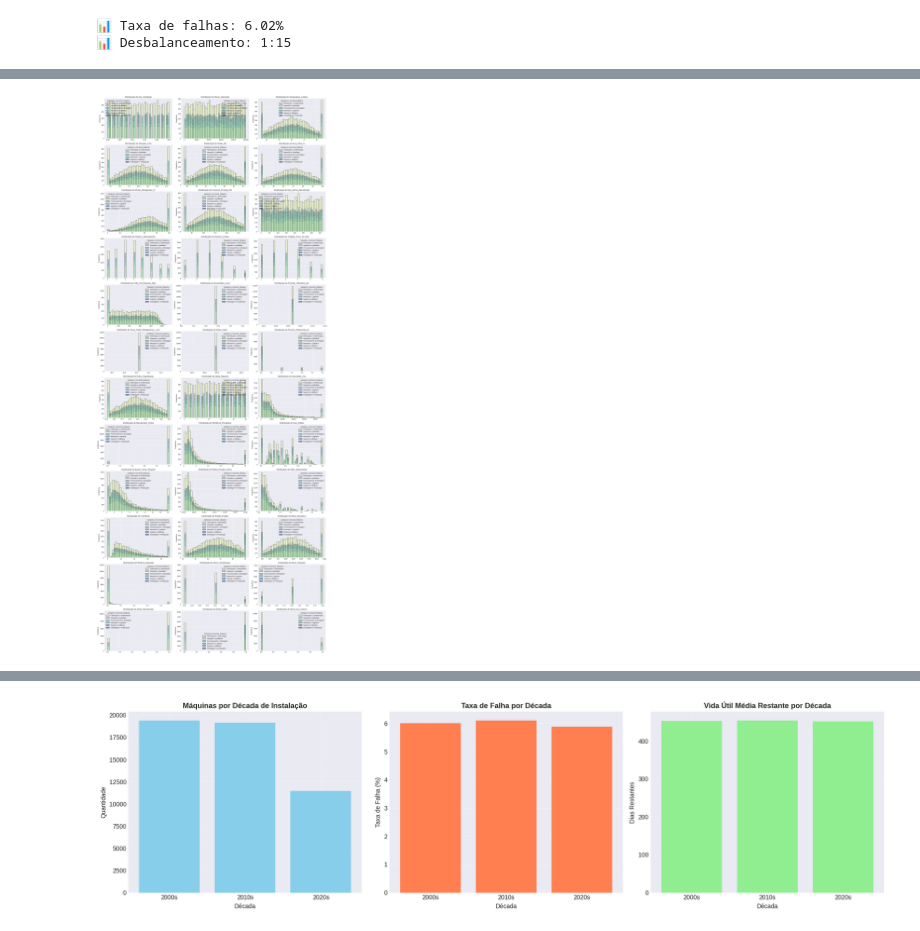
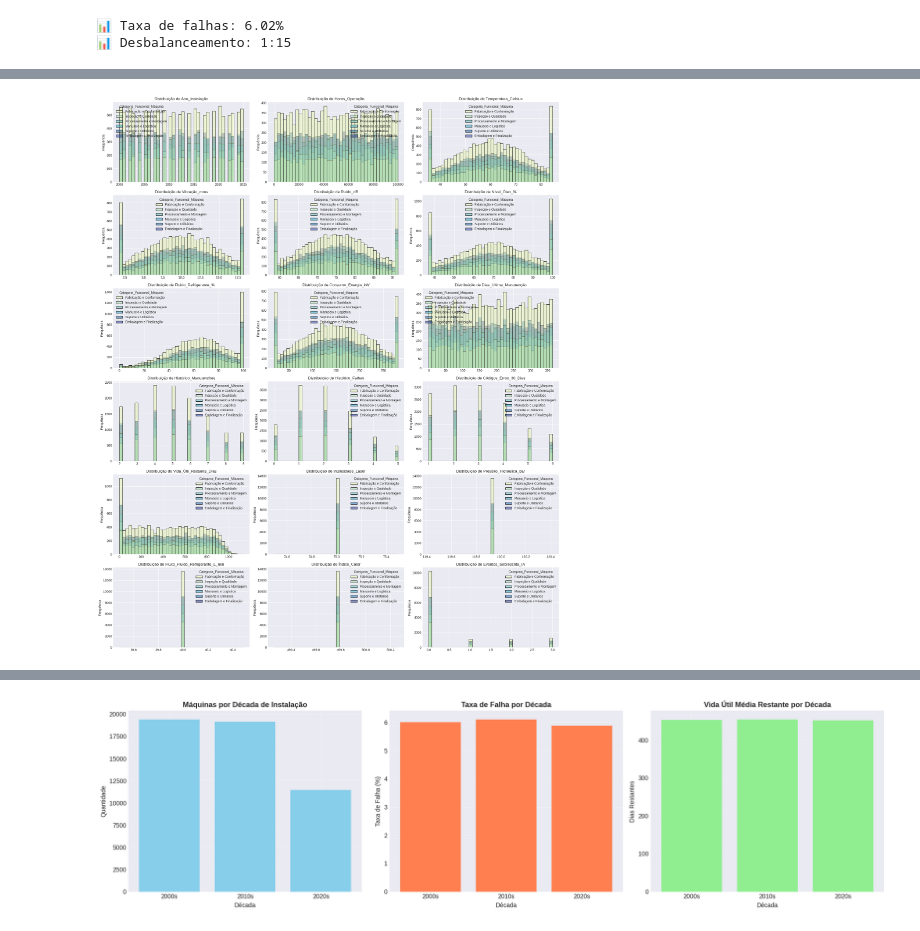
Before and after one commit to vinileodido/MVP_PucRio_ML, a Jupyter notebook: ML_IoT_Industrial_sampling.ipynb, the cells around one changed output, grey strips where cells are left out. Cells and saved outputs as stored; diff of their text form; code cells hidden in the pictures.

```diff
--- a/ML_IoT_Industrial_sampling.ipynb
+++ b/ML_IoT_Industrial_sampling.ipynb
@@ -1962,33 +2014,40 @@ display(Javascript('''google.colab.output.setIframeHeight(0, true, {maxHeight: 5
 # --- Criação do Painel de Histogramas ---
 
 # 1. Identificar as variaveis numericas de sensores
-sensor_columns = main_df.select_dtypes(include=np.number).columns.tolist()
+#sensor_columns = main_df.select_dtypes(include=np.number).columns.tolist()
+sensor_columns = ['Ano_Instalação', 'Horas_Operação', 'Temperatura_Celsius',
+                  'Vibração_mms', 'Ruído_dB', 'Nível_Óleo_%', 'Fluido_Refrigerante_%',
+                  'Consumo_Energia_kW', 'Dias_Ultima_Manutenção', 'Histórico_Manutenções',
+                  'Histórico_Falhas', 'Códigos_Erros_30_Dias', 'Vida_Útil_Restante_Dias',
+                  'Intensidade_Laser', 'Pressão_Hidráulica_bar',
+                  'Fluxo_Fluido_Refrigerante_L_min', 'Índice_Calor',
+                  'Eventos_Sobrescrita_IA']
 
 param_hue = 'Categoria_Funcional_Máquina'
 
 # 2. Definir o layout da grade de subplots
 n_cols = 3  # Forçar exibição de 3 gráficos por linha
 n_rows = (len(sensor_columns) - 1) // n_cols + 1 # Calcula o número de linhas necessárias
 
 fig, axes = plt.subplots(n_rows, n_cols, figsize=(20, n_rows * 4))
 axes = axes.flatten() # transforma a grade 2D em uma lista 1D para performar o loop
 
 
 # 3. Popular cada subplot com um histograma
 for i, col_name in enumerate(sensor_columns):
     ax = axes[i]
     #sns.histplot(data=main_df, x=col_name, kde=True, ax=ax, bins=40, hue=param_hue, palette='YlGnBu')
     sns.histplot(data=main_df, x=col_name, ax=ax, bins=40, hue=param_hue, palette='YlGnBu')
     ax.set_title(f'Distribuição de {col_name}', fontsize=12)
     ax.set_xlabel('')
     ax.set_ylabel('Frequência')
 
 # 4. Remover eixos vazios (caso o número de gráficos não preencha a grade perfeitamente)
 for i in range(len(sensor_columns), len(axes)):
     axes[i].set_visible(False)
 
 plt.tight_layout()
 plt.show()
 # %% [output]
 [interactive output not drawn]
-[figure, old version]
+[figure, new version]
```
Also changed, not shown: parts of 25 cells of this notebook.
